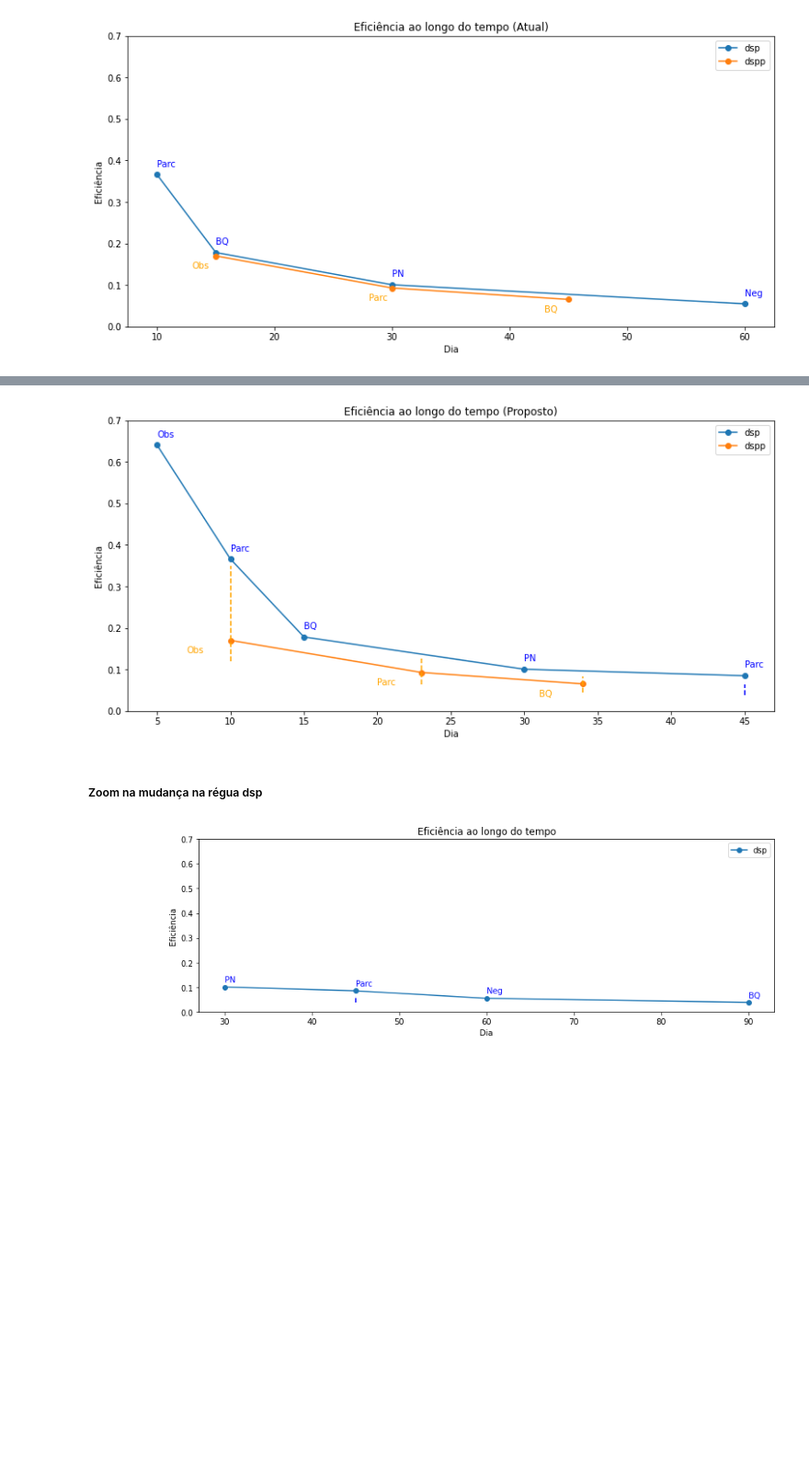
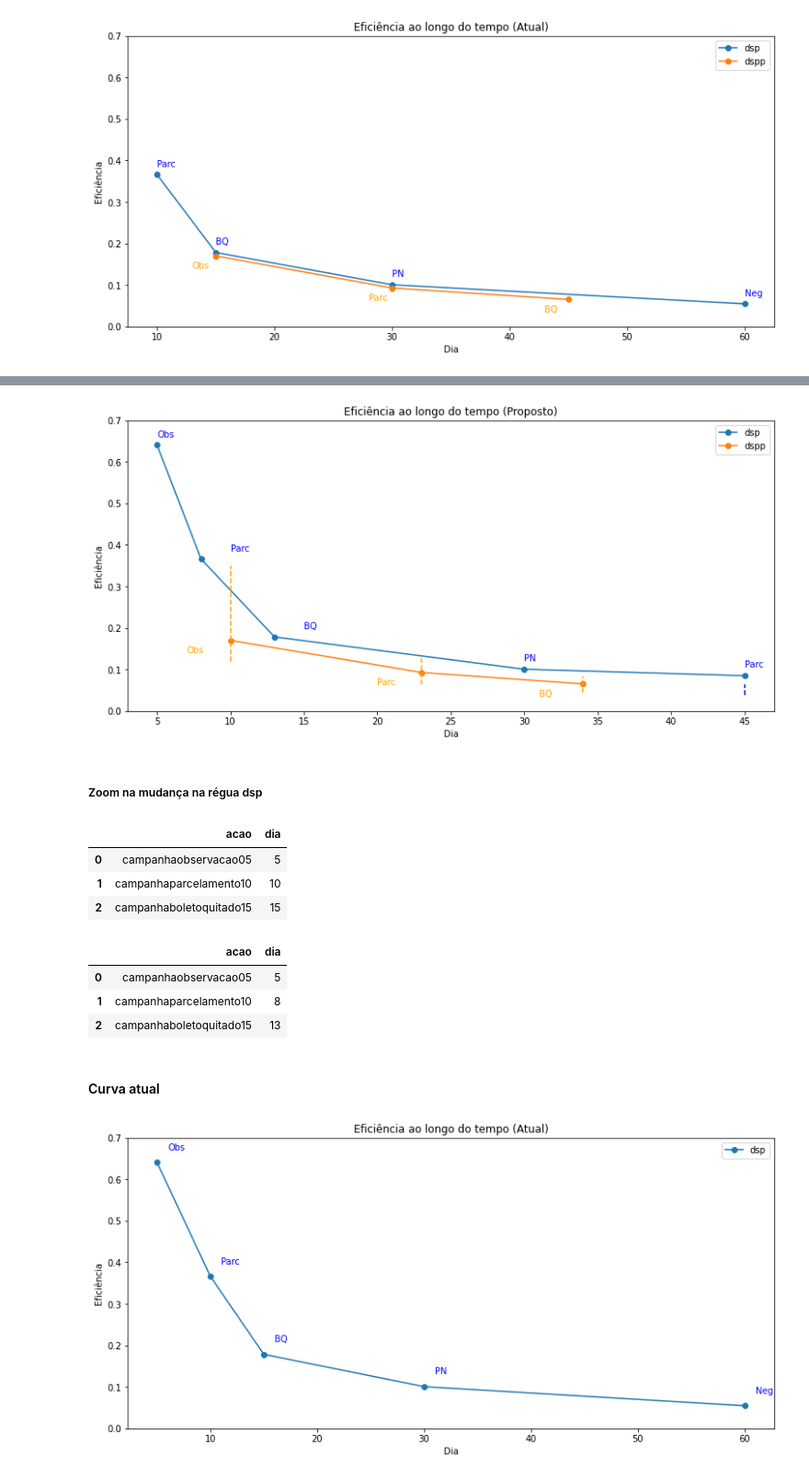
Before and after one commit to heitorfe/data_challenge_stone, a Jupyter notebook: notebooks/EDA-Fin.ipynb, the cells around one changed output, grey strips where cells are left out. Shown: that part at 92% size. Cells and saved outputs as stored; diff of their text form; code cells hidden in the pictures; blank space fills up the shorter version.

```diff
--- a/notebooks/EDA-Fin.ipynb
+++ b/notebooks/EDA-Fin.ipynb
@@ -97,9 +97,9 @@ def media_multiplas_campanhas(n):
 # %% [markdown]
 ## 0.3. Load Data
 # %%
-df_geral = pd.read_csv('../data/dfs_cluster/df_geral.csv')
-df_mensagem = pd.read_csv('../data/dfs_cluster/df_mensagem.csv')
-df_contrato = pd.read_csv('../data/dfs_cluster/df_contrato.csv')
+df_geral = pd.read_csv('../dfs_cluster/df_geral.csv')
+df_mensagem = pd.read_csv('../dfs_cluster/df_mensagem.csv')
+df_contrato = pd.read_csv('../dfs_cluster/df_contrato.csv')
 # %% [markdown]
 # 1.0. Preparação dos Dados
 # %% [markdown]
@@ -520,9 +526,10 @@ df_dsp_ = pd.concat([df_dsp, nova_campanha]).sort_values('dia').reset_index(drop
 #alterando dias da régua dspp
 df_dspp_ = df_dspp.copy()
 df_dspp_['dia'] = [10, 23, 34]
+df_dsp_['dia'] = [5,8,13, 30,45, 60, 90]
 
 #plot grafico
-plt.figure(figsize=(13,6))
+plt.figure(figsize=(13,5))
 plt.plot(df_dsp_['dia'], df_dsp_['eficiencia'], marker='o');
 plt.plot(df_dspp_['dia'], df_dspp_['eficiencia'], marker='o');
 plt.xlabel('Dia')
@@ -547,6 +554,9 @@ for i in range(len(df_dspp_)):
 #desenhando range de eficiencia
 plt.axvline(df_dspp_['dia'][0],ymin=df_dspp['eficiencia'][0],ymax=0.5,color='orange', linestyle='--')
 plt.axvline(df_dspp_['dia'][1],ymin=df_dspp['eficiencia'][1],ymax=0.18,color='orange', linestyle='--')
-plt.axvline(df_dspp_['dia'][2],ymin=df_dspp['eficiencia'][2],ymax=0.12,color='orange', linestyle='--');
+plt.axvline(df_dspp_['dia'][2],ymin=df_dspp['eficiencia'][2],ymax=0.12,color='orange', linestyle='--')
 plt.axvline(45,ymin=df_dsp_['eficiencia'][5],ymax=0.09,color='b', linestyle='--');
+plt.axvline(8,ymin=0.45,ymax=0.65,color='b', linestyle='--');
+
+plt.axvline(13,ymin=0.25,ymax=0.4,color='b', linestyle='--');
 # %% [output]
@@ -617,34 +641,43 @@ plt.axvline(45,ymin=df_dsp_['eficiencia'][5],ymax=0.09,color='b', linestyle='--'
 
 # plt.annotate('Melhor \nengajamento',(2, 0.08) );
 # %% [output]
-[figure, old version]
+[figure, new version]
 # %% [markdown]
 ##### Zoom na mudança na régua dsp
+# %%
+df_dsp[['acao', 'dia']].head(3)
+# %% [output]
+|  | acao | dia |
+| 0 | campanhaobservacao05 | 5 |
+| 1 | campanhaparcelamento10 | 10 |
+| 2 | campanhaboletoquitado15 | 15 |
+# %%
+df_dsp_[['acao', 'dia']].head(3)
+# %% [output]
+|  | acao | dia |
+| 0 | campanhaobservacao05 | 5 |
+| 1 | campanhaparcelamento10 | 8 |
+| 2 | campanhaboletoquitado15 | 13 |
+# %% [markdown]
+#### Curva atual
 # %%
-df_dspp['dia'] = [10, 23, 40]
 
-plt.figure(figsize=(13,4))
-plt.plot(df_dsp_['dia'][3:], df_dsp_['eficiencia'][3:], marker='o');
-# plt.plot(df_dspp['dia'][2:], df_dspp['eficiencia'][2:], marker='o');
+
+plt.figure(figsize=(13,6))
+plt.plot(df_dsp['dia'][:-1], df_dsp['eficiencia'][:-1], marker='o');
 plt.xlabel('Dia')
 plt.ylabel('Eficiência')
-plt.title('Eficiência ao longo do tempo')
+plt.title('Eficiência ao longo do tempo (Atual)')
 plt.legend(['dsp', 'dspp']);
 plt.ylim(0, 0.7)
 
-c_dsp = ['Obs', 'Parc', 'BQ', 'PN', 'Parc','Neg', 'BQ']
-d_dsp = [5,10,15, 30, 45, 60, 90]
-
-c_dspp = ['Obs', 'Parc', 'BQ']
-d_dspp = [10, 23, 40]
-
-for i in range(2,len(d_dsp)):
-    plt.annotate(c_dsp[i], (d_dsp[i],df_dsp_['eficiencia'][i]+0.02), color='b')
-
-plt.axvline(45,ymin=df_dsp_['eficiencia'][5],ymax=0.09,color='b', linestyle='--');
+c_dsp = ['Obs', 'Parc', 'BQ', 'PN','Neg', 'BQ']
+d_dsp = [5,10,15, 30, 60, 90]
 
 
+for i in range(len(df_dsp)-1):
+    plt.annotate(c_dsp[i], (df_dsp['dia'][i]+1,df_dsp['eficiencia'][i]+0.03), color='b')
 
-# plt.annotate('Melhor \nengajamento',(2, 0.08) );
+# plt.annotate(c_dsp[1], (df_dsp_[1]['dia'],df_dsp_[1]['eficiencia']), color='b')
 # %% [output]
-[figure, old version]
+[figure, new version]
```
Also changed, not shown: parts of 9 cells of this notebook.
